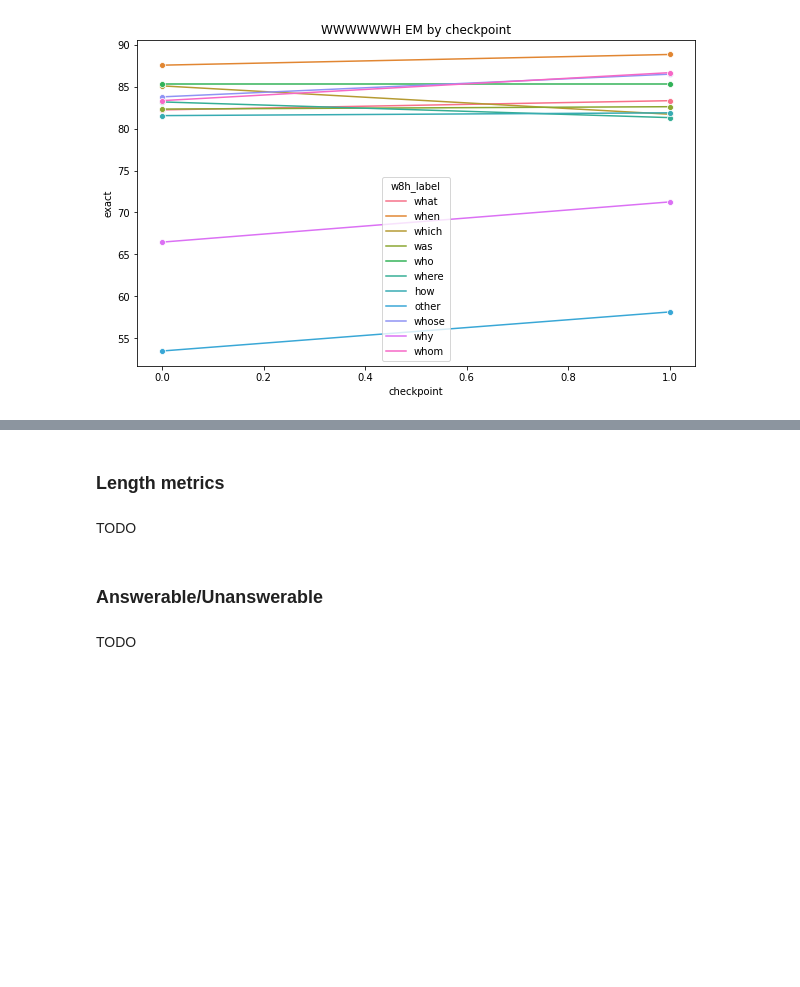
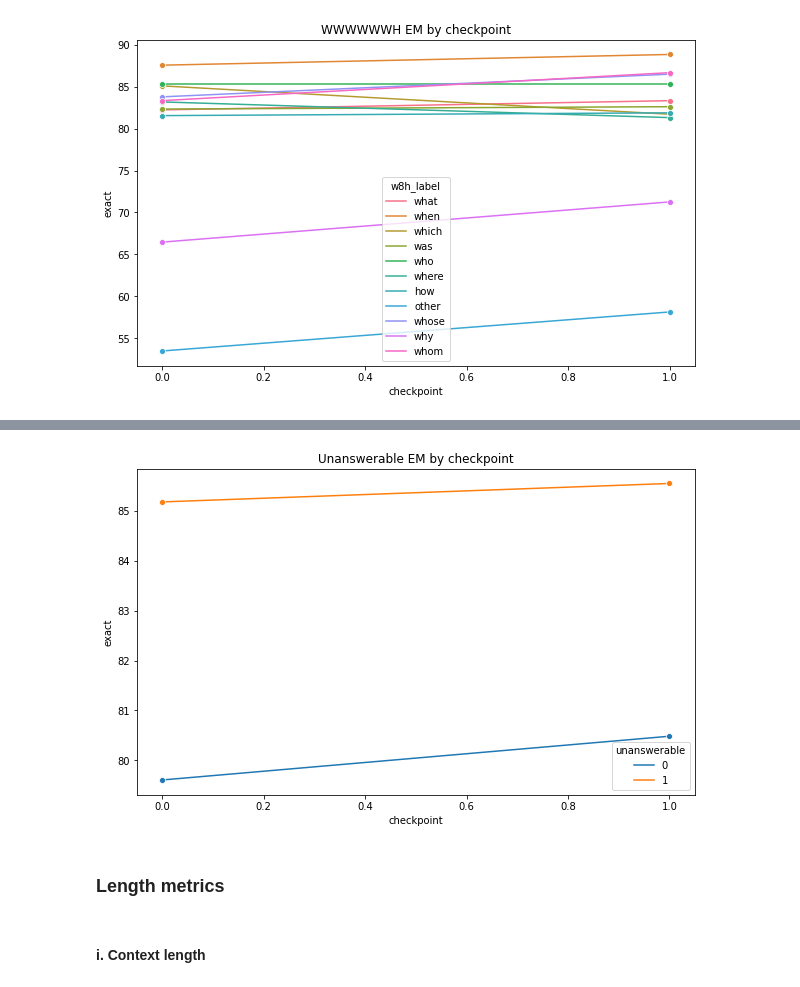
Before and after one commit to stevieg3/when-do-reading-comprehension-models-learn, a Jupyter notebook: notebooks/main/01-Simple categories ALBERT SQuADv2.ipynb, the cells around one changed output, grey strips where cells are left out. Drawn from its saved outputs; the diff is of its cells as text; code cells hidden in the pictures; blank space fills up the shorter version.

```diff
--- a/notebooks/main/01-Simple categories ALBERT SQuADv2.ipynb
+++ b/notebooks/main/01-Simple categories ALBERT SQuADv2.ipynb
@@ -260,8 +318,11 @@ plt.show()
+# %%
+plt.figure(figsize=(10, 6))
+plt.title('Unanswerable EM by checkpoint')
+sns.lineplot(data=full_metrics_df, y='exact', x='checkpoint', hue='unanswerable', marker='o')
+plt.show()
+# %% [output]
+[figure, added]
 # %% [markdown]
 ### Length metrics
-# %% [markdown]
-TODO
-# %% [markdown]
-### Answerable/Unanswerable
-# %% [markdown]
-TODO
+# %% [markdown]
+#### i. Context length
```
Also changed, not shown: parts of 28 cells of this notebook, 1 other file.
